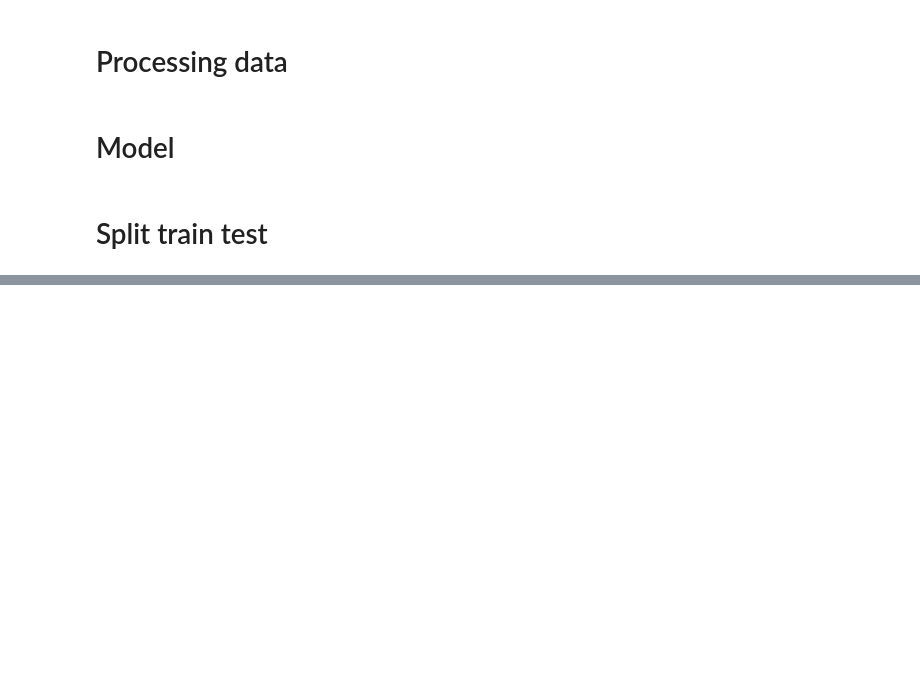
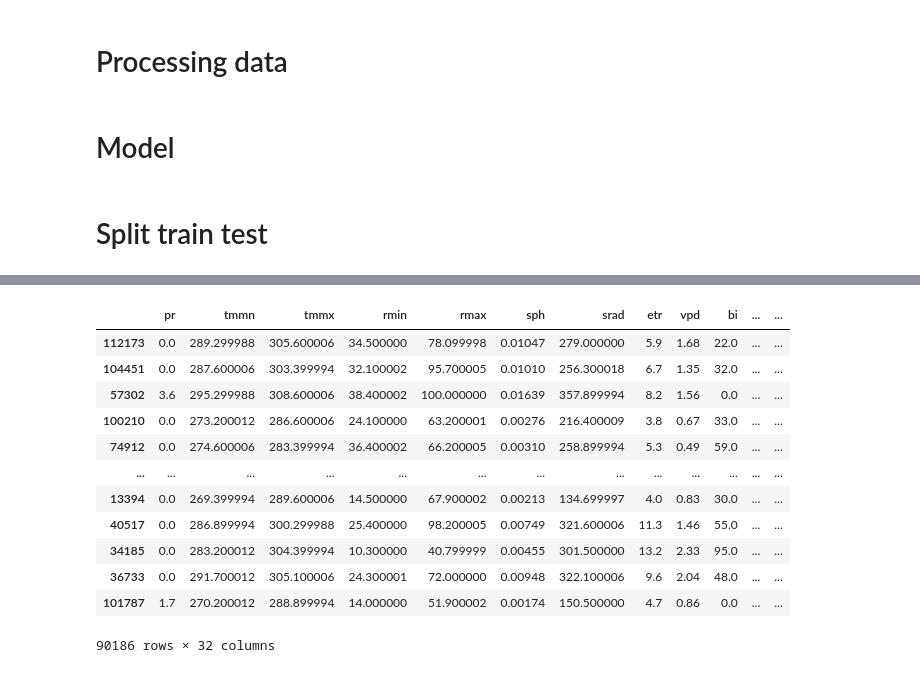
Before and after one commit to ilu24/eaee4000, a Jupyter notebook: 2_data_explore.ipynb, the cells around one changed output, grey strips where cells are left out. Drawn from its saved outputs; the diff is of its cells as text; code cells hidden in the pictures; blank space fills up the shorter version.

```diff
--- a/2_data_explore.ipynb
+++ b/2_data_explore.ipynb
@@ -84,22 +84,6 @@ preprocessor = ColumnTransformer(
         ('num', SimpleImputer(strategy='median'), numeric_features),
         ('cat', OneHotEncoder(handle_unknown='ignore'), categorical_features)
     ])
-# %%
-import ast
-
-def fix_ndvi(cell):
-    if isinstance(cell, str):
-        try:
-            arr = np.array(ast.literal_eval(cell.replace(' ', ',')))  # safely parse string to list
-            return np.mean(arr)
-        except Exception:
-            return np.nan
-    elif isinstance(cell, (list, np.ndarray)):
-        return np.mean(cell)
-    else:
-        return cell
-
-X['NDVI_mean'] = X['NDVI_mean'].apply(fix_ndvi) # replaces string of multiple numbers to the mean value in that string
 # %% [markdown]
 # Model
 # %%
@@ -157,0 +183,16 @@ X['NDVI_mean'].iloc[0]
+# %%
+X_train
+# %% [output]
+|  | pr | tmmn | tmmx | rmin | rmax | sph | srad | etr | vpd | bi | ... | ... |
+| 112173 | 0.0 | 289.299988 | 305.600006 | 34.500000 | 78.099998 | 0.01047 | 279.000000 | 5.9 | 1.68 | 22.0 | ... | ... |
+| 104451 | 0.0 | 287.600006 | 303.399994 | 32.100002 | 95.700005 | 0.01010 | 256.300018 | 6.7 | 1.35 | 32.0 | ... | ... |
+| 57302 | 3.6 | 295.299988 | 308.600006 | 38.400002 | 100.000000 | 0.01639 | 357.899994 | 8.2 | 1.56 | 0.0 | ... | ... |
+| 100210 | 0.0 | 273.200012 | 286.600006 | 24.100000 | 63.200001 | 0.00276 | 216.400009 | 3.8 | 0.67 | 33.0 | ... | ... |
+| 74912 | 0.0 | 274.600006 | 283.399994 | 36.400002 | 66.200005 | 0.00310 | 258.899994 | 5.3 | 0.49 | 59.0 | ... | ... |
+| ... | ... | ... | ... | ... | ... | ... | ... | ... | ... | ... | ... | ... |
+| 13394 | 0.0 | 269.399994 | 289.600006 | 14.500000 | 67.900002 | 0.00213 | 134.699997 | 4.0 | 0.83 | 30.0 | ... | ... |
+| 40517 | 0.0 | 286.899994 | 300.299988 | 25.400000 | 98.200005 | 0.00749 | 321.600006 | 11.3 | 1.46 | 55.0 | ... | ... |
+| 34185 | 0.0 | 283.200012 | 304.399994 | 10.300000 | 40.799999 | 0.00455 | 301.500000 | 13.2 | 2.33 | 95.0 | ... | ... |
+| 36733 | 0.0 | 291.700012 | 305.100006 | 24.300001 | 72.000000 | 0.00948 | 322.100006 | 9.6 | 2.04 | 48.0 | ... | ... |
+| 101787 | 1.7 | 270.200012 | 288.899994 | 14.000000 | 51.900002 | 0.00174 | 150.500000 | 4.7 | 0.86 | 0.0 | ... | ... |
+90186 rows × 32 columns
```
Also changed, not shown: parts of 14 cells of this notebook.
